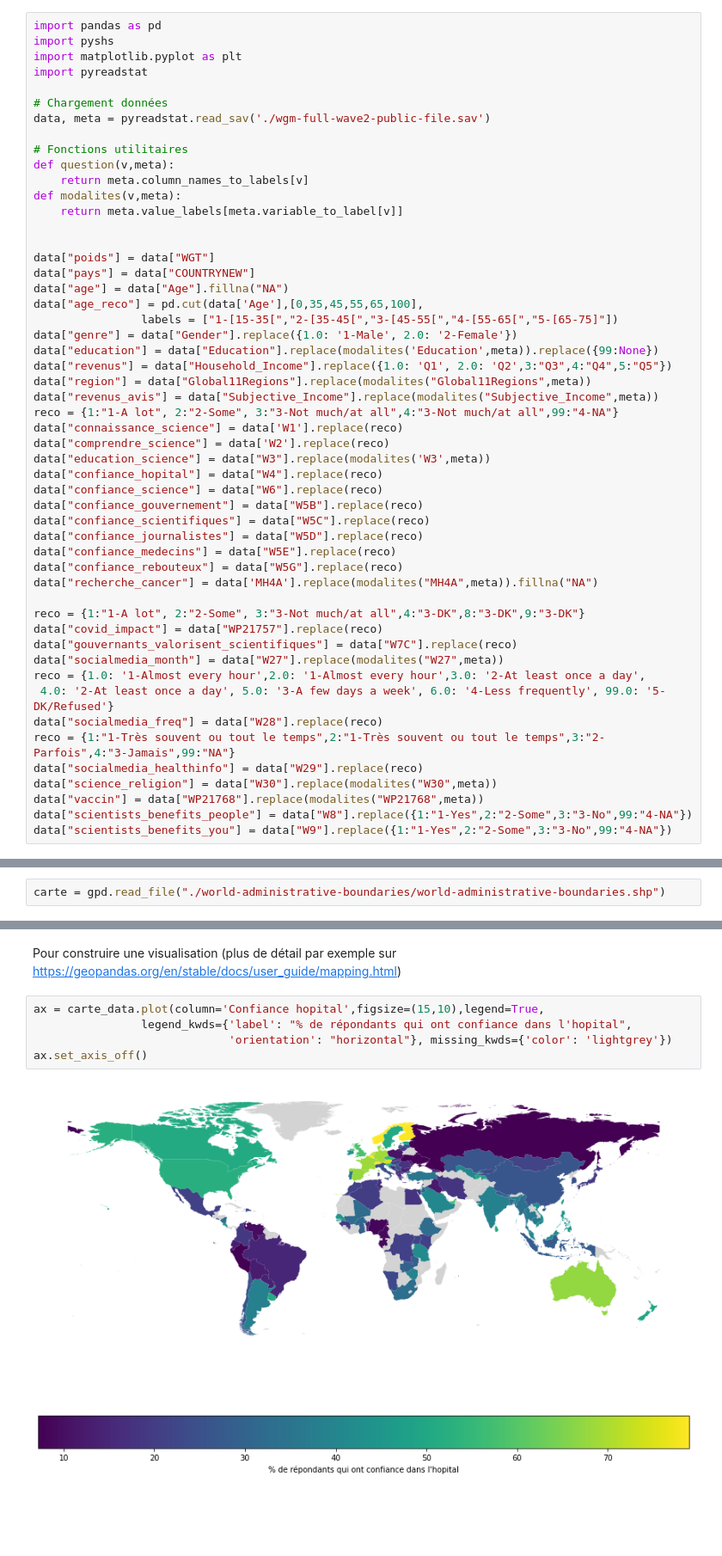
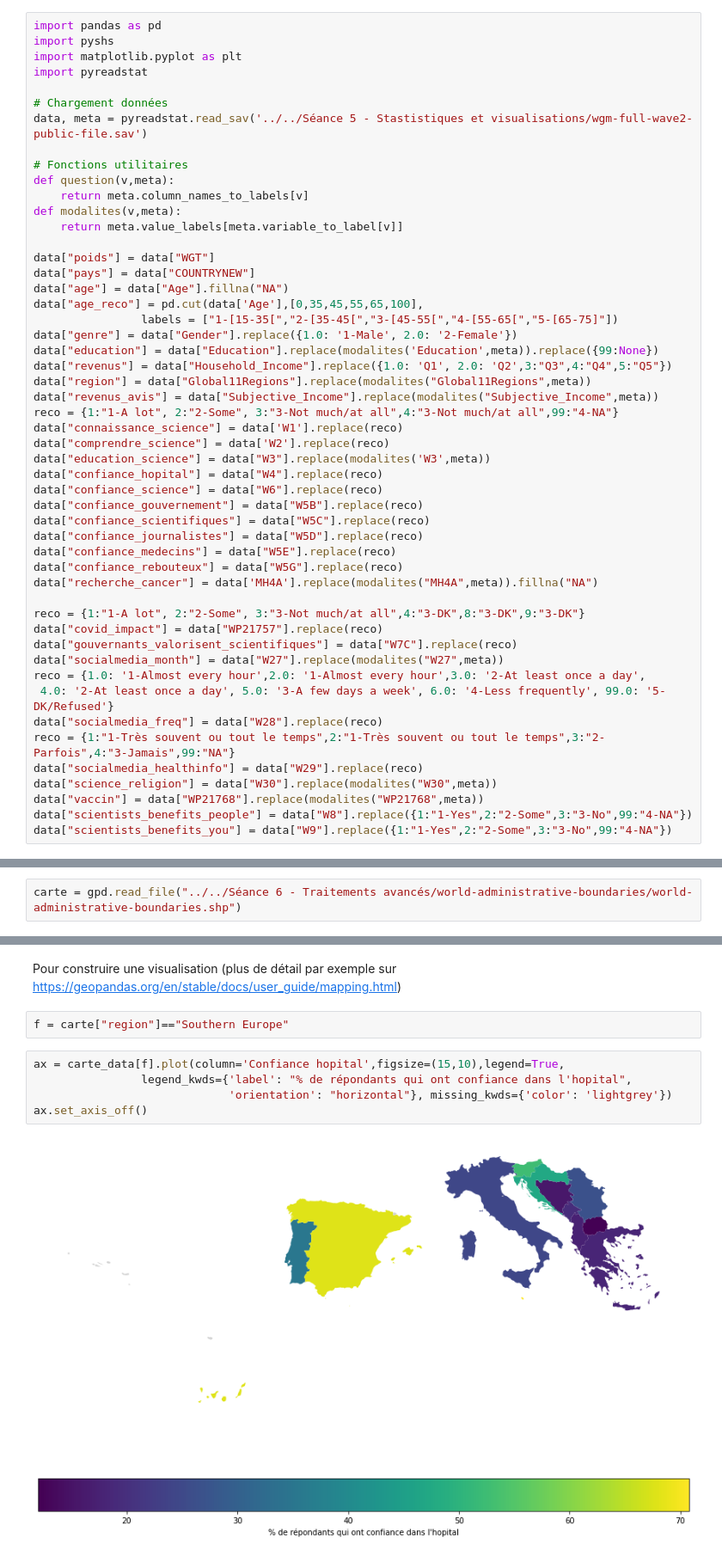
Before and after one commit to pyshs/CUSO-2022-printemps, a Jupyter notebook: Séance 6 - Usages avancés/Temps 2 - Statistiques plus avancées et carte.ipynb, the cells around one changed output, grey strips where cells are left out. Shown at 86% size. Drawn from its saved outputs; the diff is of its cells as text; blank space fills up the shorter version.

```diff
--- a/Séance 6 - Usages avancés/Temps 2 - Statistiques plus avancées et carte.ipynb
+++ b/Séance 6 - Usages avancés/Temps 2 - Statistiques plus avancées et carte.ipynb
@@ -11,14 +11,13 @@ import matplotlib.pyplot as plt
 import pyreadstat
 
 # Chargement données
-data, meta = pyreadstat.read_sav('./wgm-full-wave2-public-file.sav')
+data, meta = pyreadstat.read_sav('../../Séance 5 - Stastistiques et visualisations/wgm-full-wave2-public-file.sav')
 
 # Fonctions utilitaires
 def question(v,meta):
     return meta.column_names_to_labels[v]
 def modalites(v,meta):
     return meta.value_labels[meta.variable_to_label[v]]
-
 
 data["poids"] = data["WGT"]
 data["pays"] = data["COUNTRYNEW"]
@@ -165,4 +164,4 @@ import geopandas as gpd
 # %% [markdown]
 Geopandas permet de manipuler ce type de fichiers comme les GIS
 # %%
-carte = gpd.read_file("./world-administrative-boundaries/world-administrative-boundaries.shp")
+carte = gpd.read_file("../../Séance 6 - Traitements avancés/world-administrative-boundaries/world-administrative-boundaries.shp")
@@ -279,10 +360,12 @@ Et de les associer à la carte avec les méthodes de jointure de Pandas
 carte_data = carte.join(data_pays,on="name")
 # %% [markdown]
 Pour construire une visualisation (plus de détail par exemple sur  https://geopandas.org/en/stable/docs/user_guide/mapping.html)
+# %%
+f = carte["region"]=="Southern Europe"
 # %%
-ax = carte_data.plot(column='Confiance hopital',figsize=(15,10),legend=True,
+ax = carte_data[f].plot(column='Confiance hopital',figsize=(15,10),legend=True,
                 legend_kwds={'label': "% de répondants qui ont confiance dans l'hopital",
                              'orientation': "horizontal"}, missing_kwds={'color': 'lightgrey'})
 ax.set_axis_off()
 # %% [output]
-[figure, old version]
+[figure, new version]
```
Also changed, not shown: parts of 9 cells of this notebook, 5 other files.
